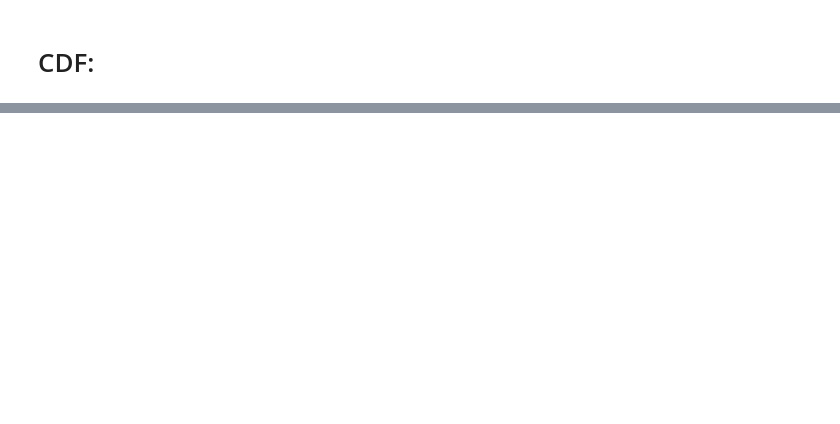
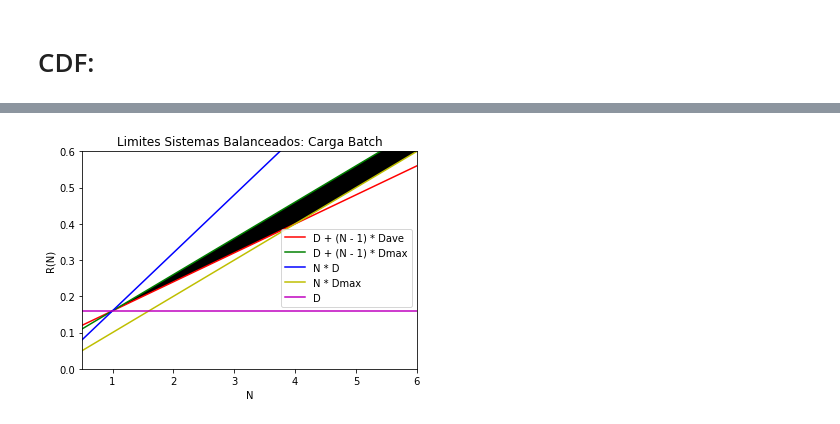
Before and after one commit to LucasFrank/AvaliacaoDesempenhoSistemas, a Jupyter notebook: Trabalho AVALIAÇÃO DE DESEMPENHO DE SISTEMAS.ipynb, the cells around one changed output, grey strips where cells are left out. Saved outputs shown, nothing was run; the diff lists cells and outputs as text; code cells hidden in the pictures; blank space fills up the shorter version.

```diff
--- a/Trabalho AVALIAÇÃO DE DESEMPENHO DE SISTEMAS.ipynb
+++ b/Trabalho AVALIAÇÃO DE DESEMPENHO DE SISTEMAS.ipynb
@@ -204,0 +252,3 @@ A seguir o plot da CDF.
+# %%
+def R1(N,D):
+    return N * D
@@ -204,0 +286,26 @@ A seguir o plot da CDF.
+# %%
+yr0 = np.array([R(1, Dmax, D, i, Z, Dave, lam) for i in N])
+yr1 = [R1(i, D) for i in N]
+yr2 = [R1(i, Dmax) for i in N]
+yr3 = [D for i in N]
+
+yr4 = np.maximum(yr0[:, 0],yr3)
+yr5 = np.maximum(yr3,yr0[:, 1])
+yr6 = np.maximum(yr2,yr4)
+
+plt.plot(N, yr0[:, 0], 'r-',label = 'D + (N - 1) * Dave')
+plt.plot(N, yr0[:, 1], 'g-',label = 'D + (N - 1) * Dmax')
+plt.plot(N, yr1, 'b-', label = 'N * D')
+plt.plot(N, yr2, 'y-', label = 'N * Dmax')
+plt.plot(N, yr3, 'm-', label = 'D')
+plt.fill_between(N, yr6, yr5, facecolor = "k")
+
+plt.title('Limites Sistemas Balanceados: Carga Batch')
+plt.ylim(0, 0.6)
+plt.xlim(0.5, 6)
+plt.xlabel('N')
+plt.ylabel('R(N)')
+plt.legend(loc='center right', bbox_to_anchor=(1,0.465))
+plt.show()
+# %% [output]
+[figure, added]
```
Also changed, not shown: parts of 10 cells of this notebook.
